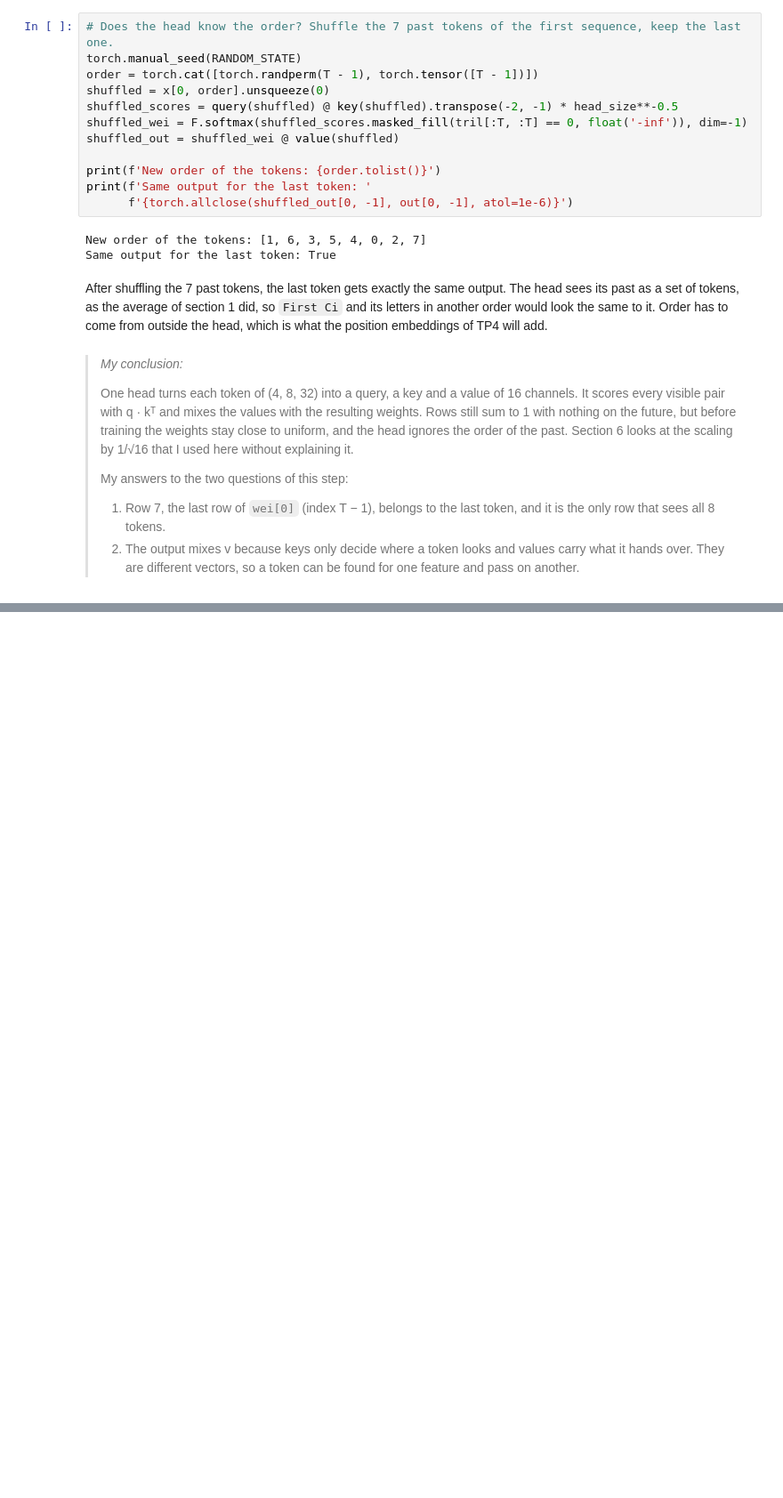
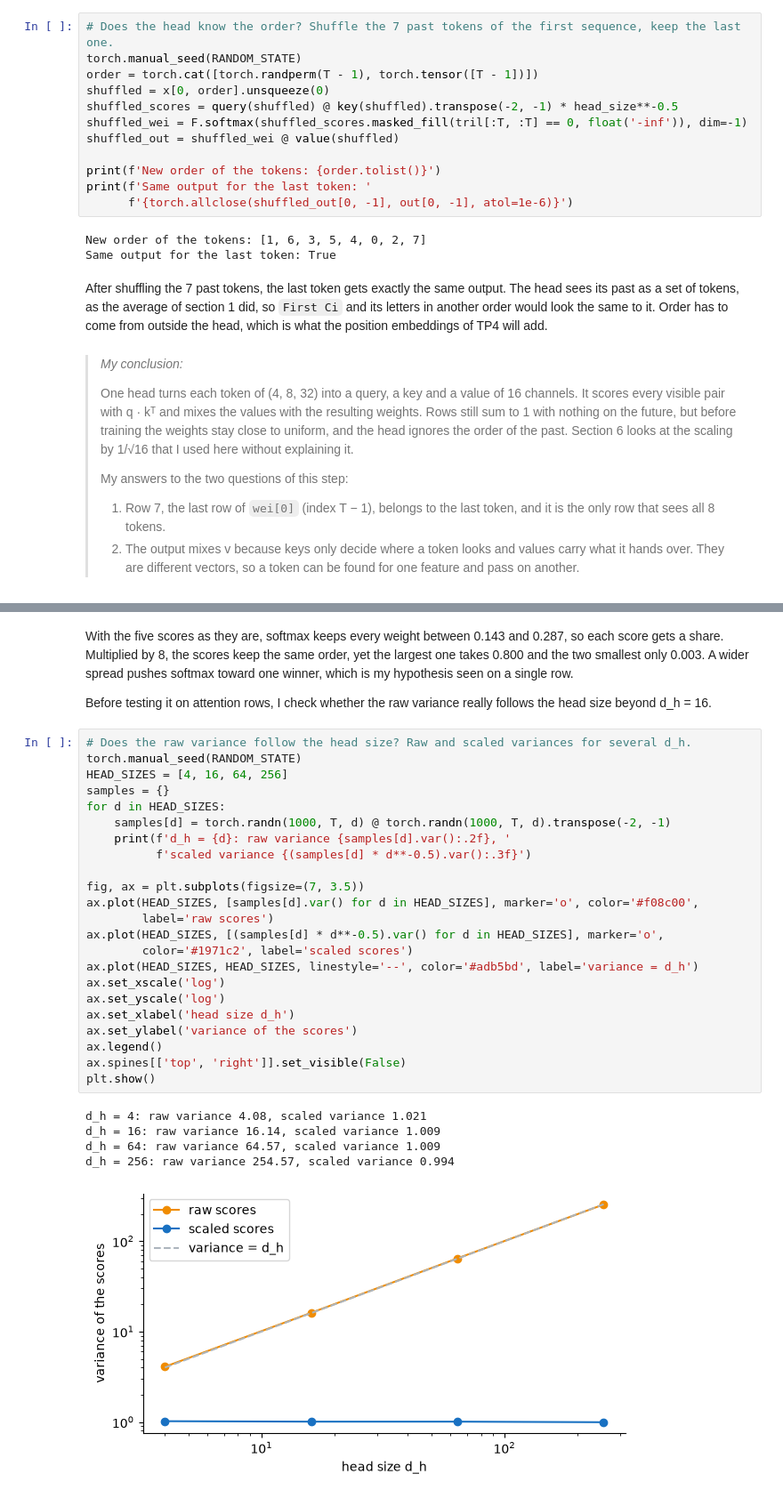
Before and after one commit to mcrayssac/ING3_IAA_GB_NLP, a Jupyter notebook: TP2_transformers.ipynb, the cells around one changed output, grey strips where cells are left out. Shown at 89% size. Saved outputs shown, nothing was run; the diff lists cells and outputs as text; blank space fills up the shorter version.

```diff
--- a/TP2_transformers.ipynb
+++ b/TP2_transformers.ipynb
@@ -743,0 +773,33 @@ The dot product of a query and a key grows with the head size, which can make so
+# %% [markdown]
+With the five scores as they are, softmax keeps every weight between 0.143 and 0.287, so each score gets a share. Multiplied by 8, the scores keep the same order, yet the largest one takes 0.800 and the two smallest only 0.003. A wider spread pushes softmax toward one winner, which is my hypothesis seen on a single row.
+
+Before testing it on attention rows, I check whether the raw variance really follows the head size beyond d_h = 16.
+# %%
+# Does the raw variance follow the head size? Raw and scaled variances for several d_h.
+torch.manual_seed(RANDOM_STATE)
+HEAD_SIZES = [4, 16, 64, 256]
+samples = {}
+for d in HEAD_SIZES:
+    samples[d] = torch.randn(1000, T, d) @ torch.randn(1000, T, d).transpose(-2, -1)
+    print(f'd_h = {d}: raw variance {samples[d].var():.2f}, '
+          f'scaled variance {(samples[d] * d**-0.5).var():.3f}')
+
+fig, ax = plt.subplots(figsize=(7, 3.5))
+ax.plot(HEAD_SIZES, [samples[d].var() for d in HEAD_SIZES], marker='o', color='#f08c00',
+        label='raw scores')
+ax.plot(HEAD_SIZES, [(samples[d] * d**-0.5).var() for d in HEAD_SIZES], marker='o',
+        color='#1971c2', label='scaled scores')
+ax.plot(HEAD_SIZES, HEAD_SIZES, linestyle='--', color='#adb5bd', label='variance = d_h')
+ax.set_xscale('log')
+ax.set_yscale('log')
+ax.set_xlabel('head size d_h')
+ax.set_ylabel('variance of the scores')
+ax.legend()
+ax.spines[['top', 'right']].set_visible(False)
+plt.show()
+# %% [output]
+d_h = 4: raw variance 4.08, scaled variance 1.021
+d_h = 16: raw variance 16.14, scaled variance 1.009
+d_h = 64: raw variance 64.57, scaled variance 1.009
+d_h = 256: raw variance 254.57, scaled variance 0.994
+[figure, added]
```
Also changed, not shown: parts of 27 cells of this notebook, 6 other files.
